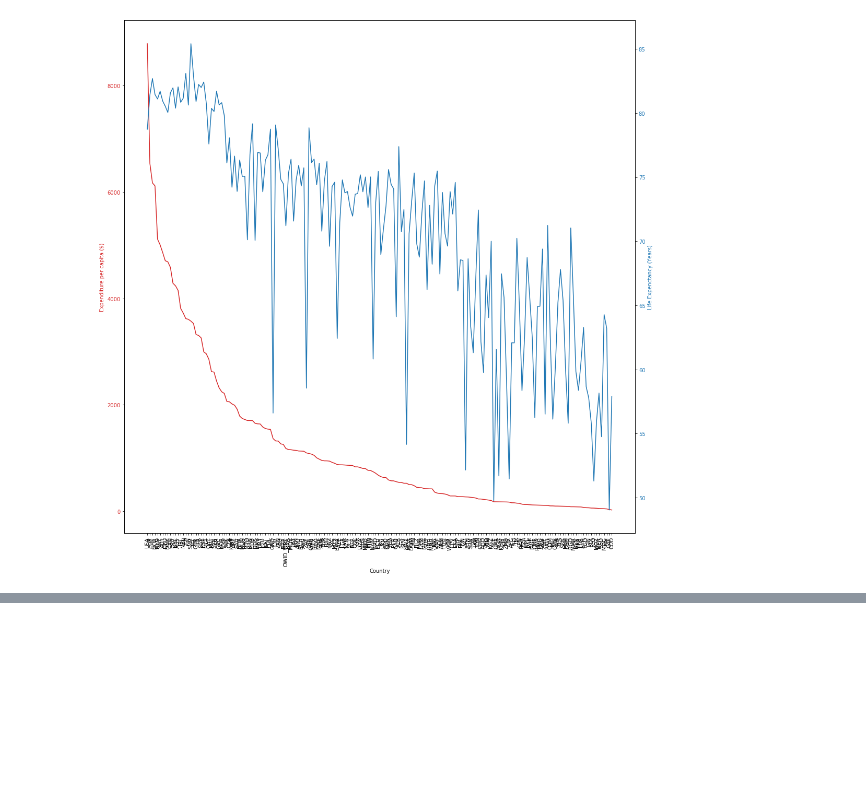
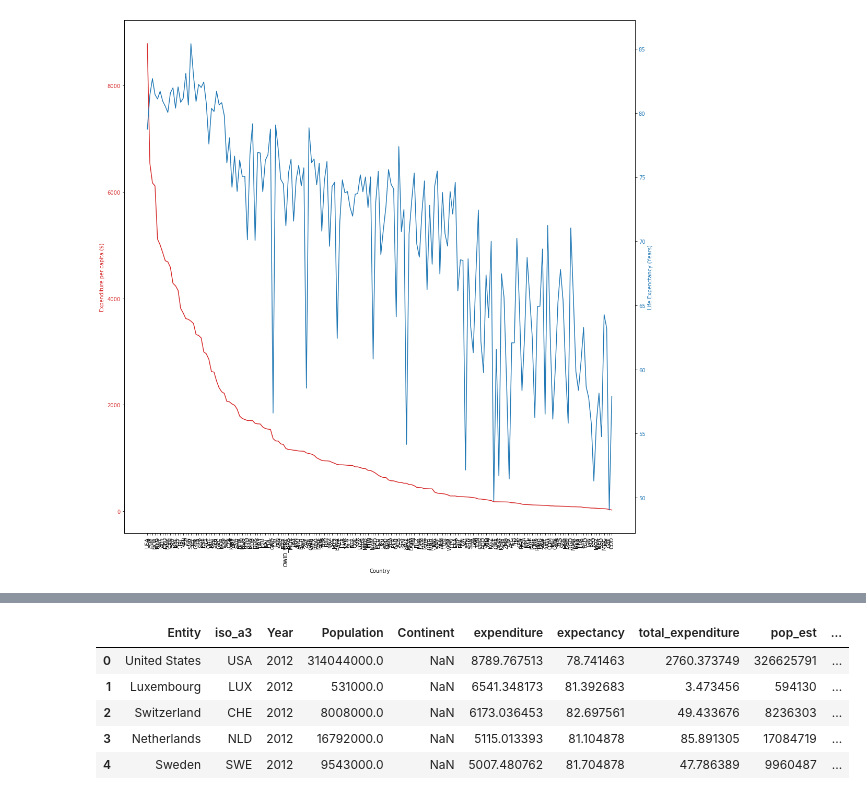
Before and after one commit to abhijeetknayak/Utilities, a Jupyter notebook: Data-Science/Country-Data/life-expectancy.ipynb, the cells around one changed output, grey strips where cells are left out. Drawn from its saved outputs; the diff is of its cells as text; code cells hidden in the pictures; blank space fills up the shorter version.

```diff
--- a/Data-Science/Country-Data/life-expectancy.ipynb
+++ b/Data-Science/Country-Data/life-expectancy.ipynb
@@ -156,0 +149,4 @@ plot_data[plot_data['expenditure'] > 5000]
+# %%
+worldfilepath = gpd.datasets.get_path('naturalearth_lowres')
+world = gpd.read_file(worldfilepath)
+world.head()
@@ -156,0 +160,16 @@ plot_data[plot_data['expenditure'] > 5000]
+# %%
+# Now merge this dataframe with the one we have
+
+# First rename the column 'Code' to 'iso_a3'
+plot_data.rename(columns={'Code': 'iso_a3'}, inplace=True)
+
+# Now Merge
+merged_data = plot_data.merge(world, on='iso_a3')
+merged_data.head()
+# %% [output]
+|  | Entity | iso_a3 | Year | Population | Continent | expenditure | expectancy | total_expenditure | pop_est | ... |
+| 0 | United States | USA | 2012 | 314044000.0 | NaN | 8789.767513 | 78.741463 | 2760.373749 | 326625791 | ... |
+| 1 | Luxembourg | LUX | 2012 | 531000.0 | NaN | 6541.348173 | 81.392683 | 3.473456 | 594130 | ... |
+| 2 | Switzerland | CHE | 2012 | 8008000.0 | NaN | 6173.036453 | 82.697561 | 49.433676 | 8236303 | ... |
+| 3 | Netherlands | NLD | 2012 | 16792000.0 | NaN | 5115.013393 | 81.104878 | 85.891305 | 17084719 | ... |
+| 4 | Sweden | SWE | 2012 | 9543000.0 | NaN | 5007.480762 | 81.704878 | 47.786389 | 9960487 | ... |
```
Also changed, not shown: parts of 6 cells of this notebook.
